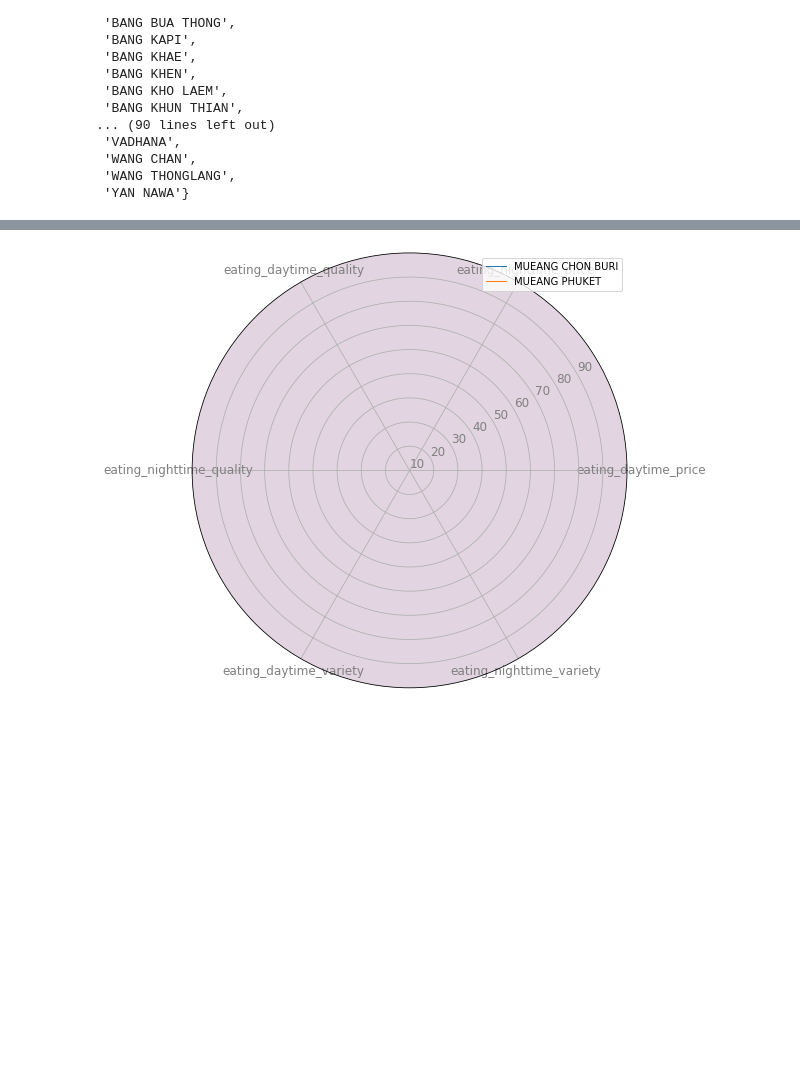
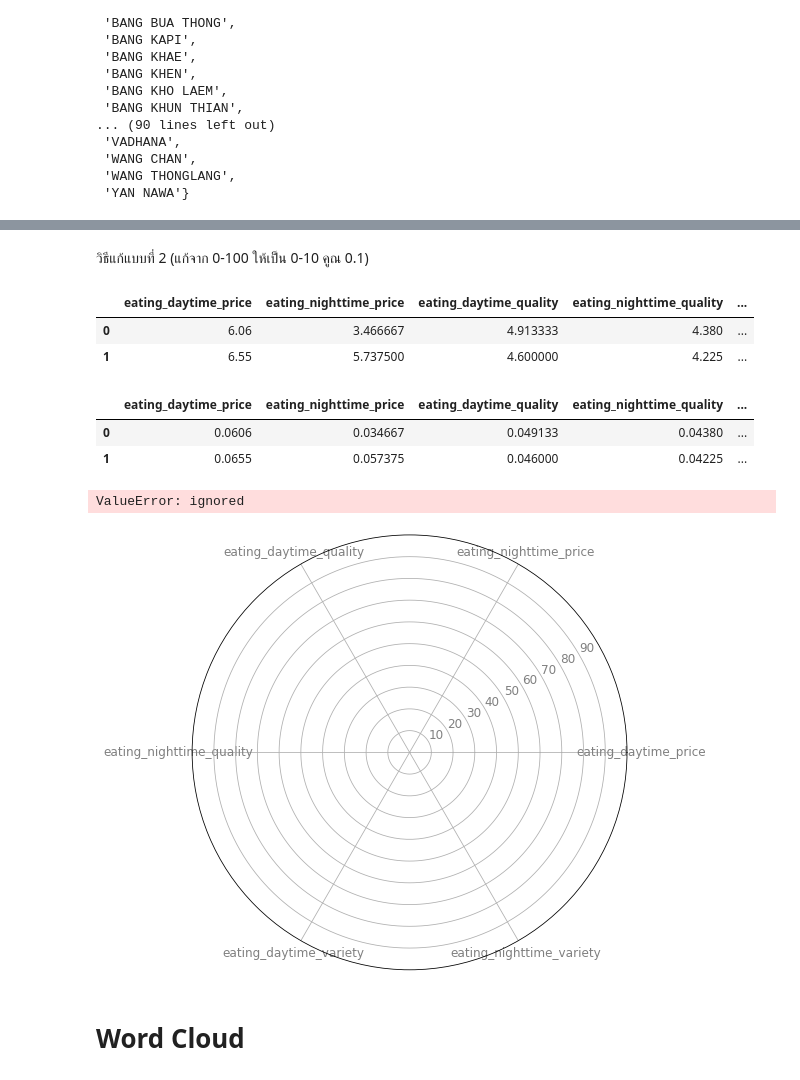
Before and after one commit to nannthd/BasicProg_DataViz65, a Jupyter notebook: DataViz04_Data_Comparison.ipynb, the cells around one changed output, grey strips where cells are left out. Cells and saved outputs as stored; diff of their text form; code cells hidden in the pictures; blank space fills up the shorter version.

Commit message:
word cloud

```diff
--- a/DataViz04_Data_Comparison.ipynb
+++ b/DataViz04_Data_Comparison.ipynb
@@ -687,4 +690,4 @@ set(eat['district_name_en'])
  'WANG THONGLANG',
  'YAN NAWA'}
 # %%
-mydata = eat[(eat['district_name_en']=='MUEANG PHUKET') | (eat['district_name_en']== 'MUEANG CHON BURI')].groupby('district_name_en').sum()
+mydata = eat[(eat['district_name_en']=='MUEANG PHUKET') | (eat['district_name_en']=='MUEANG CHON BURI')].groupby('district_name_en').mean()
@@ -704,5 +715,2 @@ mydata.reset_index()
 # %%
-mydata = mydata.reset_index()[['eating_daytime_price', 'eating_nighttime_price', 'eating_daytime_quality', 'eating_nighttime_quality', 'eating_daytime_variety', 'eating_nighttime_variety']]
+categories = ['eating_daytime_price','eating_nighttime_price','eating_daytime_quality','eating_nighttime_quality','eating_daytime_variety','eating_nighttime_variety']
-# %%
-mydata['eating_nighttime_price'] = 100
-mydata['eating_daytime_price'] = 100-np.array
@@ -711,33 +757,51 @@ categories = ['eating_daytime_price', 'eating_nighttime_price', 'eating_daytime_
+# %% [markdown]
+วิธีแก้แบบที่ 2 (แก้จาก 0-100 ให้เป็น 0-10 คูณ 0.1)
+# %%
+mydata
+# %% [output]
+|  | eating_daytime_price | eating_nighttime_price | eating_daytime_quality | eating_nighttime_quality | ... |
+| 0 | 6.06 | 3.466667 | 4.913333 | 4.380 | ... |
+| 1 | 6.55 | 5.737500 | 4.600000 | 4.225 | ... |
+# %%
+mydata = 0.1*mydata
+mydata
+# %% [output]
+|  | eating_daytime_price | eating_nighttime_price | eating_daytime_quality | eating_nighttime_quality | ... |
+| 0 | 0.0606 | 0.034667 | 0.049133 | 0.04380 | ... |
+| 1 | 0.0655 | 0.057375 | 0.046000 | 0.04225 | ... |
 # %%
 # คำนวณมุมของแต่ละคุณสมบัติ
 angles = [n / float(len(categories)) * 2 * pi for n in range(len(categories))] ## เปลี่ยน len(categories) เป็นจำนวนคุณสมบัติที่จะ plot
 angles += angles[:1]
 
 # สร้าง background graph
 fig, ax = plt.subplots(nrows=1, ncols=1, figsize=(8, 8),
                        subplot_kw=dict(polar=True))
 
 plt.xticks(angles[:-1], categories, color='grey', size=12)
-plt.yticks(np.arange(1, 10), ['10', '20', '30', '40', '50','60','70','80','90'],    ## กำหนด scale ของค่าที่ต้องการแสดง
+plt.yticks(np.arange(1, 10), ['10', '20', '30', '40', '50','60','70','80','90','100'],    ## กำหนด scale ของค่าที่ต้องการแสดง
            color='grey', size=12)
 
-plt.ylim(1, 10)
+plt.ylim(0, 10)
 ax.set_rlabel_position(30)
 
 # plot คนที่ 1
 val_c1 = mydata.loc[0].values.flatten().tolist()    ## เลือกค่าที่ต้องการแสดง
 val_c1 += val_c1[:1]
 ax.plot(angles, val_c1, linewidth=1,
         linestyle='solid', label='MUEANG CHON BURI')
 ax.fill(angles, val_c1, 'skyblue', alpha=0.4)     ## เลือกสี
 
 # plot คนที่ 2
 val_c2 = mydata.loc[1].values.flatten().tolist()   ## เลือกค่าที่ต้องการแสดง
 val_c2 += val_c2[:1]
 ax.plot(angles, val_c2, linewidth=1,
         linestyle='solid', label='MUEANG PHUKET')
 ax.fill(angles, val_c2, 'lightpink', alpha=0.4)   ## เลือกสี
 
 ax.legend();
 # %% [output]
+ValueError: ignored
-[figure, old version]
+[figure, new version]
+# %% [markdown]
+# Word Cloud
```
Also changed, not shown: parts of 28 cells of this notebook.
